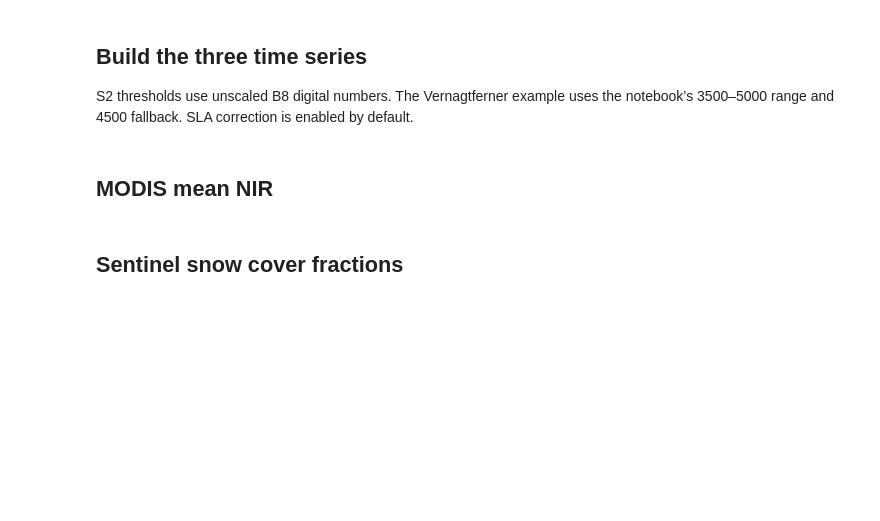
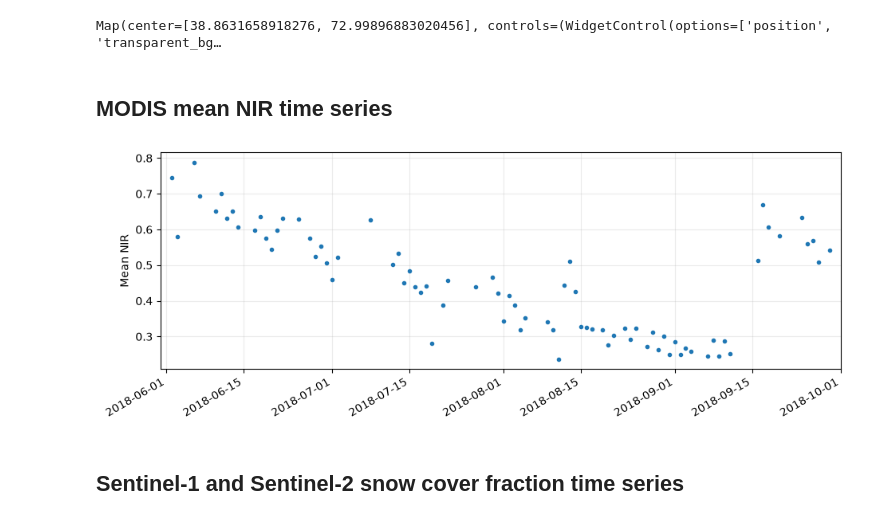
Before and after one commit to mattiacallegari/glacier_scaf, a Jupyter notebook: example.ipynb, the cells around one changed output. Drawn from its saved outputs; the diff is of its cells as text; code cells hidden in the pictures; blank space fills up the shorter version.

Commit message:
functions updated and example notebook checked

```diff
--- a/example.ipynb
+++ b/example.ipynb
@@ -17,12 +22,13 @@ Vernagtferner uses the GLIMS identifier found in the source notebooks. The most
 # %%
-start_date = "2019-06-01"
-end_date = "2019-09-30"
-glacier = (ee.FeatureCollection("GLIMS/current")
-           .filter(ee.Filter.eq("glac_id", "G010823E46875N"))
-           .sort("src_date", False)
-           .first())
+start_date = "2018-06-01"
+end_date = "2018-09-30"
+glacier = ee.FeatureCollection("users/josiaszeller/RGVI_v6").filter(ee.Filter.eq('RGIId', 'RGI60-13.14451')).first() \
+    .set('Name', 'Zulmart')
 glacier_outline = glacier.geometry()
+
+Map = geemap.Map()
+Map.centerObject(glacier_outline, 12)
+Map.addLayer(glacier_outline, {'color': 'red'}, 'glacier outline', True, 0.6);
+Map
+# %% [output]
+Map(center=[38.8631658918276, 72.99896883020456], controls=(WidgetControl(options=['position', 'transparent_bg…
-# %% [markdown]
-## Build the three time series
-
-S2 thresholds use unscaled B8 digital numbers. The Vernagtferner example uses the notebook’s 3500–5000 range and 4500 fallback. SLA correction is enabled by default.
@@ -35,14 +35,19 @@ print(f"MODIS: {len(modis_nir)} dates; S2: {len(s2_scaf)} scenes; S1: {len(s1_sc
 # %% [markdown]
-## MODIS mean NIR
+## MODIS mean NIR time series
+# %%
+modis_nir = MODIS_meanNIR(glacier_outline, start_date, end_date)
 # %%
 fig, ax = plt.subplots(figsize=(11, 4))
-ax.plot(modis_nir.index, modis_nir.values, marker=".", linestyle="-",
-        linewidth=1, label="MODIS mean NIR")
-ax.set(xlabel="Acquisition date", ylabel="Mean NIR (native MOD09GQ units)",
-       title="Vernagtferner · MODIS NIR · 2019")
+ax.plot(modis_nir.index, modis_nir.values, marker=".", linestyle="")
+ax.set(ylabel="Mean NIR")
 ax.grid(alpha=0.25)
-ax.legend()
+ax.set_xlim(
+    date.fromisoformat(start_date) - timedelta(days=1),
+    date.fromisoformat(end_date) + timedelta(days=1),
+)
 fig.autofmt_xdate()
 plt.show()
+# %% [output]
+[figure, added]
 # %% [markdown]
-## Sentinel snow cover fractions
+## Sentinel-1 and Sentinel-2 snow cover fraction time series
```
Also changed, not shown: parts of 7 cells of this notebook, 1 other file.
